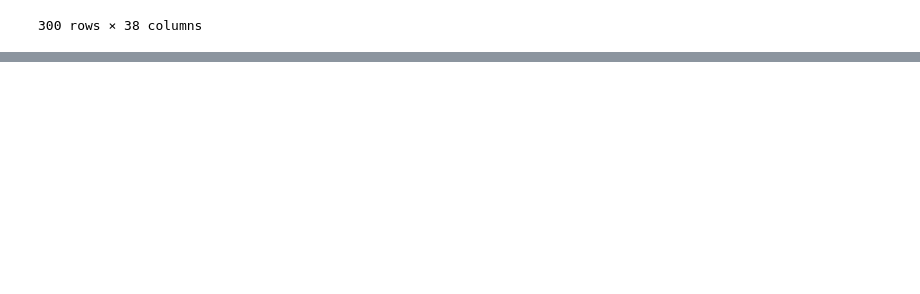
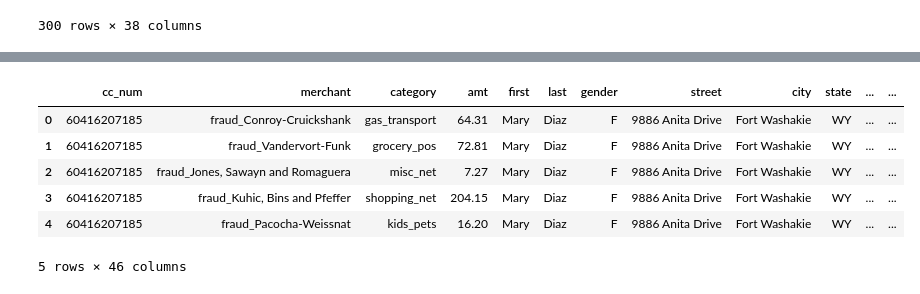
Before and after one commit to bsicay/SDS_Proyecto, a Jupyter notebook: exploracion.ipynb, the cells around one changed output, grey strips where cells are left out. Drawn from its saved outputs; the diff is of its cells as text; code cells hidden in the pictures; blank space fills up the shorter version.

```diff
--- a/exploracion.ipynb
+++ b/exploracion.ipynb
@@ -610,0 +788,10 @@ df.to_csv("Caracteristicas.csv", index=False)
+# %%
+df.head()
+# %% [output]
+|  | cc_num | merchant | category | amt | first | last | gender | street | city | state | ... | ... |
+| 0 | 60416207185 | fraud_Conroy-Cruickshank | gas_transport | 64.31 | Mary | Diaz | F | 9886 Anita Drive | Fort Washakie | WY | ... | ... |
+| 1 | 60416207185 | fraud_Vandervort-Funk | grocery_pos | 72.81 | Mary | Diaz | F | 9886 Anita Drive | Fort Washakie | WY | ... | ... |
+| 2 | 60416207185 | fraud_Jones, Sawayn and Romaguera | misc_net | 7.27 | Mary | Diaz | F | 9886 Anita Drive | Fort Washakie | WY | ... | ... |
+| 3 | 60416207185 | fraud_Kuhic, Bins and Pfeffer | shopping_net | 204.15 | Mary | Diaz | F | 9886 Anita Drive | Fort Washakie | WY | ... | ... |
+| 4 | 60416207185 | fraud_Pacocha-Weissnat | kids_pets | 16.20 | Mary | Diaz | F | 9886 Anita Drive | Fort Washakie | WY | ... | ... |
+5 rows × 46 columns
```
Also changed, not shown: parts of 9 cells of this notebook.
